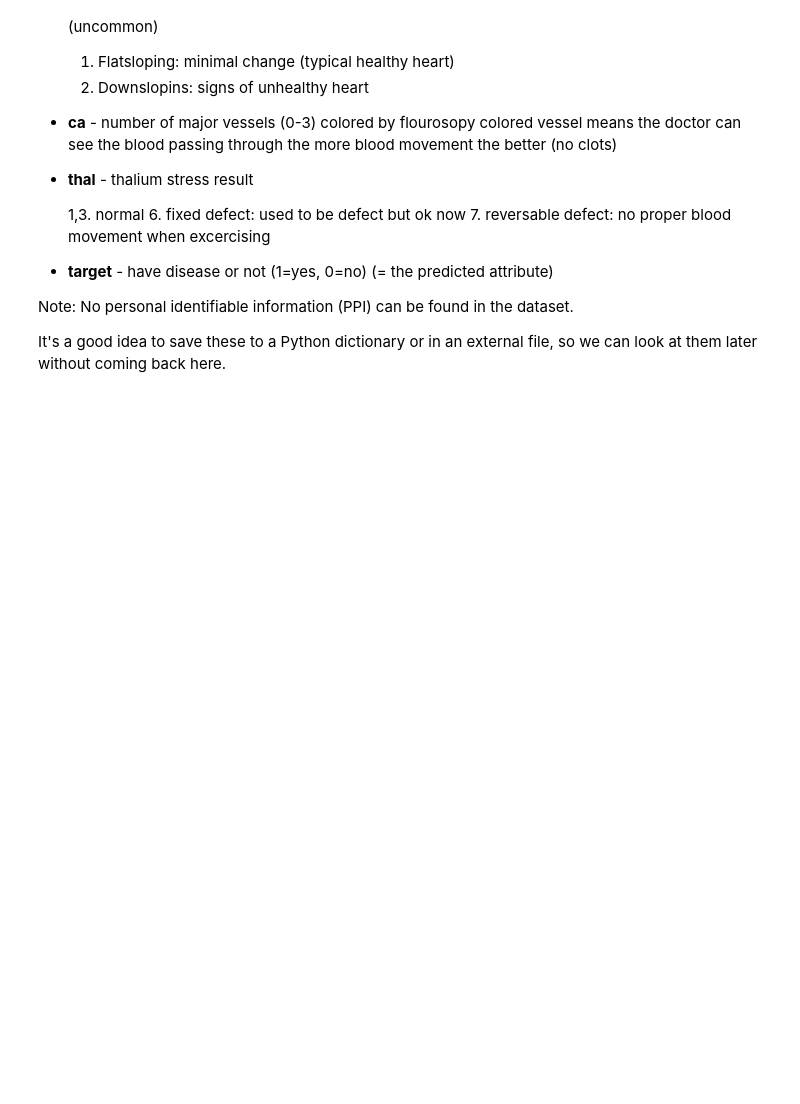
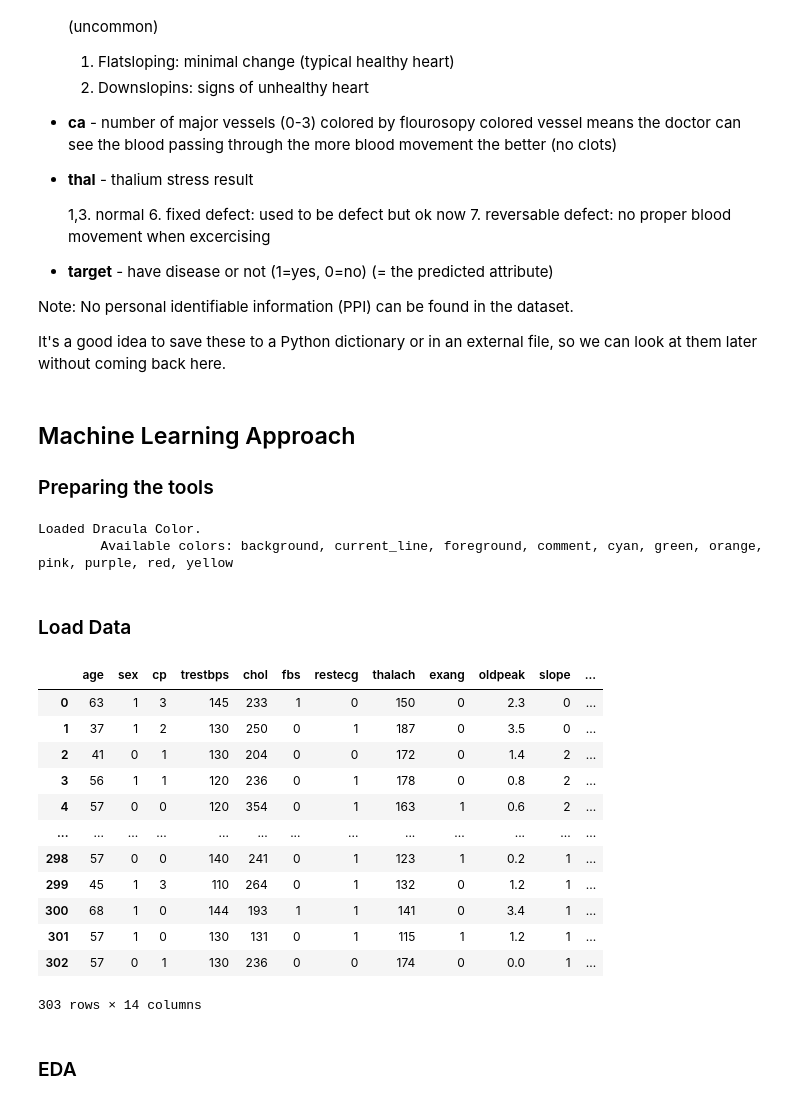
Before and after one commit to s-shifat/ml-notebooks, a Jupyter notebook: end-to-end-heart-disease-using-ml.ipynb, the cells around one changed output. Cells and saved outputs as stored; diff of their text form; code cells hidden in the pictures; blank space fills up the shorter version.

```diff
--- a/end-to-end-heart-disease-using-ml.ipynb
+++ b/end-to-end-heart-disease-using-ml.ipynb
@@ -72,3 +72,51 @@ The following are the features we'll use to predict our target variable (heart d
 Note: No personal identifiable information (PPI) can be found in the dataset.
 
 It's a good idea to save these to a Python dictionary or in an external file, so we can look at them later without coming back here.
+# %% [markdown]
+## Machine Learning Approach
+
+### Preparing the tools
+# %%
+import numpy as np
+import pandas as pd
+import matplotlib.pyplot as plt
+import seaborn as sns
+
+# Models from Scikit-Learn
+from sklearn.linear_model import LogisticRegression
+from sklearn.neighbors import KNeighborsClassifier
+from sklearn.ensemble import RandomForestClassifier
+
+# Model Evaluations
+from sklearn.model_selection import train_test_split, cross_val_score
+from sklearn.model_selection import RandomizedSearchCV, GridSearchCV
+from sklearn.metrics import confusion_matrix, classification_report
+from sklearn.metrics import precision_score, recall_score, f1_score
+
+# Beautification
+from utils.dracula_colors import Dracula
+dracula = Dracula()
+# %% [output]
+Loaded Dracula Color.
+        Available colors: background, current_line, foreground, comment, cyan, green, orange, pink, purple, red, yellow
+# %% [markdown]
+### Load Data
+# %%
+df = pd.read_csv("./data/heart-disease.csv")
+df
+# %% [output]
+|  | age | sex | cp | trestbps | chol | fbs | restecg | thalach | exang | oldpeak | slope | ... |
+| 0 | 63 | 1 | 3 | 145 | 233 | 1 | 0 | 150 | 0 | 2.3 | 0 | ... |
+| 1 | 37 | 1 | 2 | 130 | 250 | 0 | 1 | 187 | 0 | 3.5 | 0 | ... |
+| 2 | 41 | 0 | 1 | 130 | 204 | 0 | 0 | 172 | 0 | 1.4 | 2 | ... |
+| 3 | 56 | 1 | 1 | 120 | 236 | 0 | 1 | 178 | 0 | 0.8 | 2 | ... |
+| 4 | 57 | 0 | 0 | 120 | 354 | 0 | 1 | 163 | 1 | 0.6 | 2 | ... |
+| ... | ... | ... | ... | ... | ... | ... | ... | ... | ... | ... | ... | ... |
+| 298 | 57 | 0 | 0 | 140 | 241 | 0 | 1 | 123 | 1 | 0.2 | 1 | ... |
+| 299 | 45 | 1 | 3 | 110 | 264 | 0 | 1 | 132 | 0 | 1.2 | 1 | ... |
+| 300 | 68 | 1 | 0 | 144 | 193 | 1 | 1 | 141 | 0 | 3.4 | 1 | ... |
+| 301 | 57 | 1 | 0 | 130 | 131 | 0 | 1 | 115 | 1 | 1.2 | 1 | ... |
+| 302 | 57 | 0 | 1 | 130 | 236 | 0 | 0 | 174 | 0 | 0.0 | 1 | ... |
+303 rows × 14 columns
+# %% [markdown]
+### EDA
```
Also changed, not shown: parts of 13 cells of this notebook, 2 other files.
